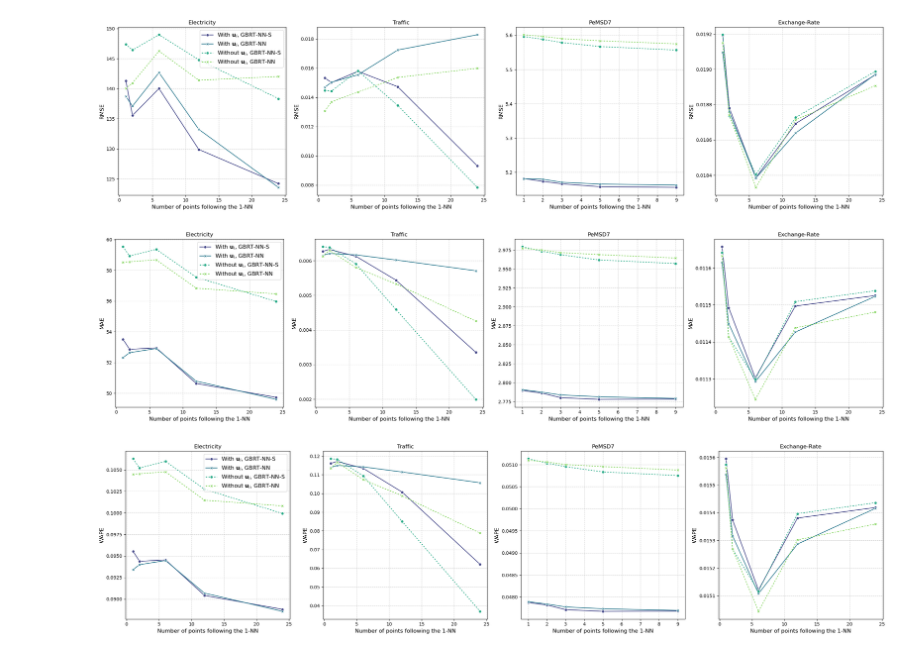
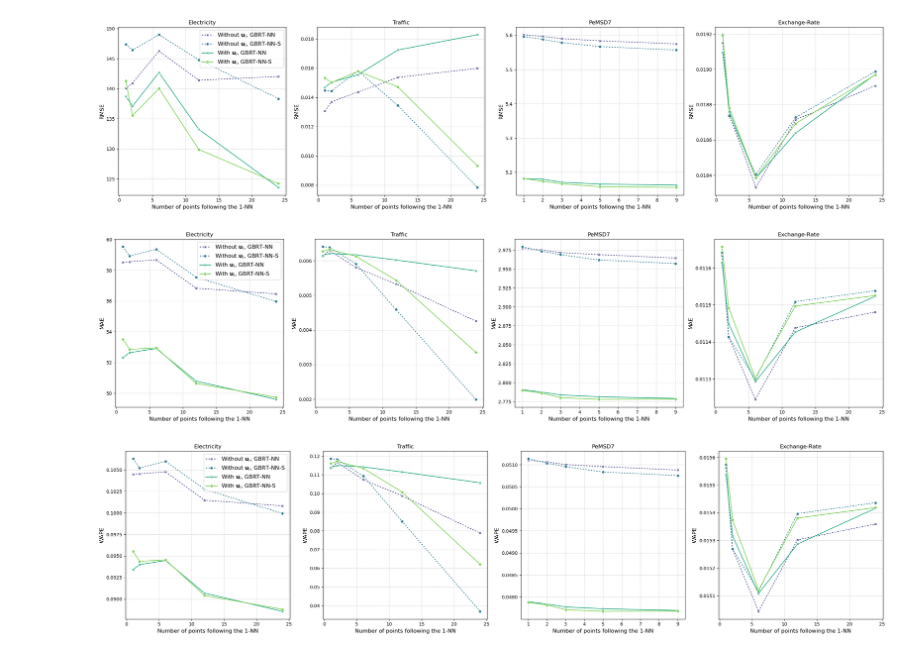
Before and after one commit to colemanyu/matrix-profile-motif-forecasting, a Jupyter notebook: python/plot_no_of_points_after_NN.ipynb, the cells around one changed output. Cells and saved outputs as stored; diff of their text form; code cells hidden in the pictures.

Commit message:
Change the order of the legend

```diff
--- a/python/plot_no_of_points_after_NN.ipynb
+++ b/python/plot_no_of_points_after_NN.ipynb
@@ -48,17 +48,24 @@ combined_df['Config'] = combined_df.apply(
 datasets = combined_df['dataset'].unique()
 
 unique_configs = combined_df['Config'].unique()
+
+hue_order = [
+    'Without $\mathbf{u}_i$, GBRT-NN',
+    'Without $\mathbf{u}_i$, GBRT-NN-S',
+    'With $\mathbf{u}_i$, GBRT-NN',
+    'With $\mathbf{u}_i$, GBRT-NN-S'
+]
+
 dashes_map = {}
 markers_map = {}
 
-for conf in unique_configs:
-    # if "Cov=False" in conf:
+# Ensure we populate maps for all expected configs, even if not in current unique_configs
+for conf in hue_order:
     if "Without $\mathbf{u}_i$" in conf:
         dashes_map[conf] = (2, 2)
     else:
         dashes_map[conf] = ""
 
-    # if "Sim=True" in conf:
     if "GBRT-NN-S" in conf:
         markers_map[conf] = "o"
     else:
@@ -73,37 +80,39 @@ for metric in metrics:
     for i, ds in enumerate(datasets):
         ax = axes[i]
         subset = combined_df[combined_df['dataset'] == ds]
 
         sns.lineplot(
             data=subset,
             x='no_points_after_motif',
             y=metric,
             hue='Config',
             style='Config',
+            hue_order=hue_order,
+            style_order=hue_order,
             markers=markers_map,
             dashes=dashes_map,
             ax=ax,
             palette='viridis'
         )
 
         ax.set_title(f"{ds}")
         ax.set_xlabel("Number of points following the 1-NN", fontsize='large')
         ax.set_ylabel(metric, fontsize='large')
         ax.grid(True, linestyle='--', alpha=0.6)
         if i == 0: # Only show legend on first plot to save space, or handle separately
             ax.legend(title='', fontsize='large', loc='upper right')
         else:
             if ax.get_legend():
                 ax.get_legend().remove()
 
     plt.tight_layout()
-    if metric == 'RMSE':
+    if metric == 'RMSE' or metric == 'MAE':
         plt.savefig(f'../figures/points_trend_analysis_{metric}.pdf')
     plt.show()
 # %% [output]
-[figure, old version]
+[figure, new version]
-[figure, old version]
+[figure, new version]
-[figure, old version]
+[figure, new version]
 # %%
 import datetime
 
```
Also changed, not shown: parts of 1 cell of this notebook, 2 other files.
